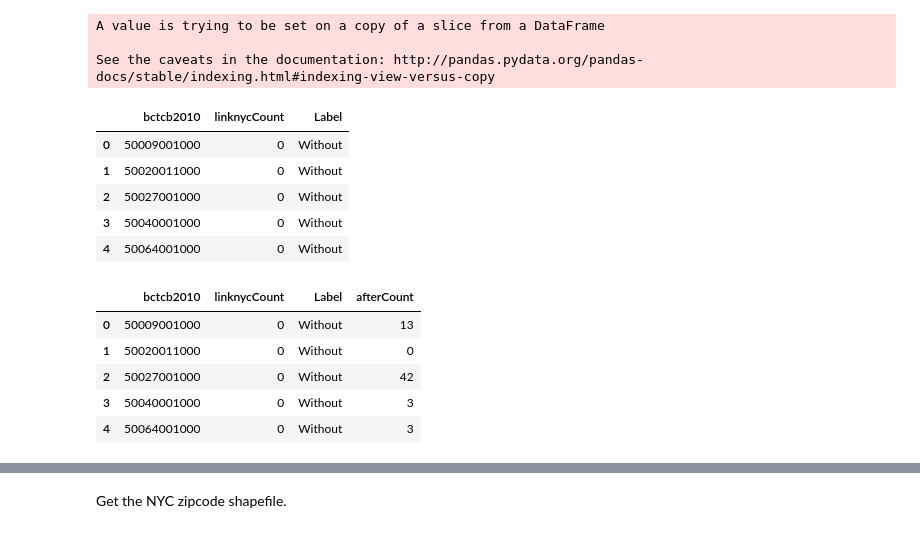
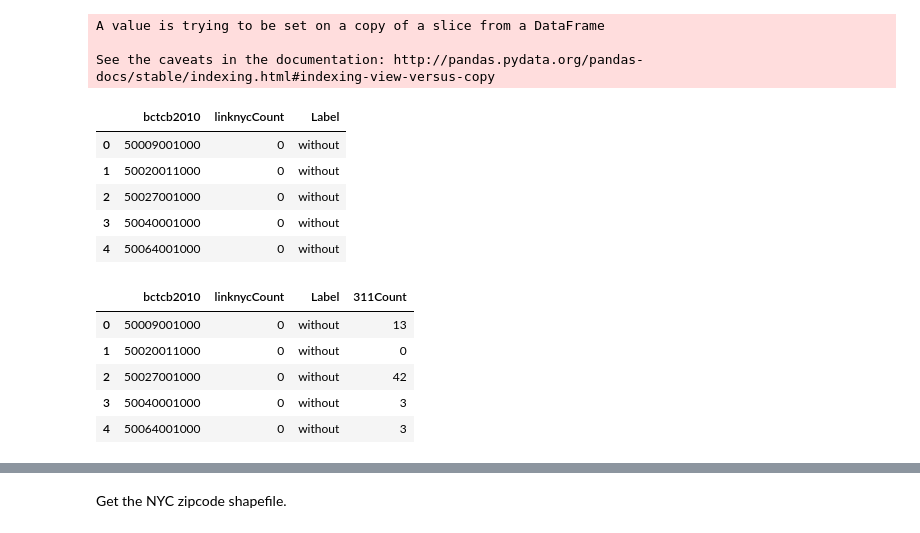
Before and after one commit to capstonelinknyc/311match, a Jupyter notebook: LinkNYC_changes_311.ipynb, the cells around one changed output, grey strips where cells are left out. Saved outputs shown, nothing was run; the diff lists cells and outputs as text; code cells hidden in the pictures.

```diff
--- a/LinkNYC_changes_311.ipynb
+++ b/LinkNYC_changes_311.ipynb
@@ -232,8 +232,8 @@ after311CountBlock.head()
 # %% [markdown]
 Use after data for this analysis.
 # %%
-kioskCountBlock['Label'] = 'With'
-kioskCountBlock['Label'][kioskCountBlock['linknycCount'] == 0] = 'Without'
+kioskCountBlock['Label'] = 'with'
+kioskCountBlock['Label'][kioskCountBlock['linknycCount'] == 0] = 'without'
 # %% [output]
 A value is trying to be set on a copy of a slice from a DataFrame
 
@@ -242,20 +242,20 @@ See the caveats in the documentation: http://pandas.pydata.org/pandas-docs/stabl
 kioskCountBlock.head()
 # %% [output]
 |  | bctcb2010 | linknycCount | Label |
-| 0 | 50009001000 | 0 | Without |
-| 1 | 50020011000 | 0 | Without |
-| 2 | 50027001000 | 0 | Without |
-| 3 | 50040001000 | 0 | Without |
-| 4 | 50064001000 | 0 | Without |
+| 0 | 50009001000 | 0 | without |
+| 1 | 50020011000 | 0 | without |
+| 2 | 50027001000 | 0 | without |
+| 3 | 50040001000 | 0 | without |
+| 4 | 50064001000 | 0 | without |
 # %%
-linkWithAfterBlock = kioskCountBlock.merge(after311CountBlock)
+linkWithComplaint = kioskCountBlock.merge(after311CountBlock).rename(columns = {'afterCount': '311Count'})
 # %%
-linkWithAfterBlock.head()
+linkWithComplaint.head()
 # %% [output]
-|  | bctcb2010 | linknycCount | Label | afterCount |
-| 0 | 50009001000 | 0 | Without | 13 |
-| 1 | 50020011000 | 0 | Without | 0 |
-| 2 | 50027001000 | 0 | Without | 42 |
-| 3 | 50040001000 | 0 | Without | 3 |
-| 4 | 50064001000 | 0 | Without | 3 |
+|  | bctcb2010 | linknycCount | Label | 311Count |
+| 0 | 50009001000 | 0 | without | 13 |
+| 1 | 50020011000 | 0 | without | 0 |
+| 2 | 50027001000 | 0 | without | 42 |
+| 3 | 50040001000 | 0 | without | 3 |
+| 4 | 50064001000 | 0 | without | 3 |
 # %%
```
Also changed, not shown: parts of 19 cells of this notebook.
